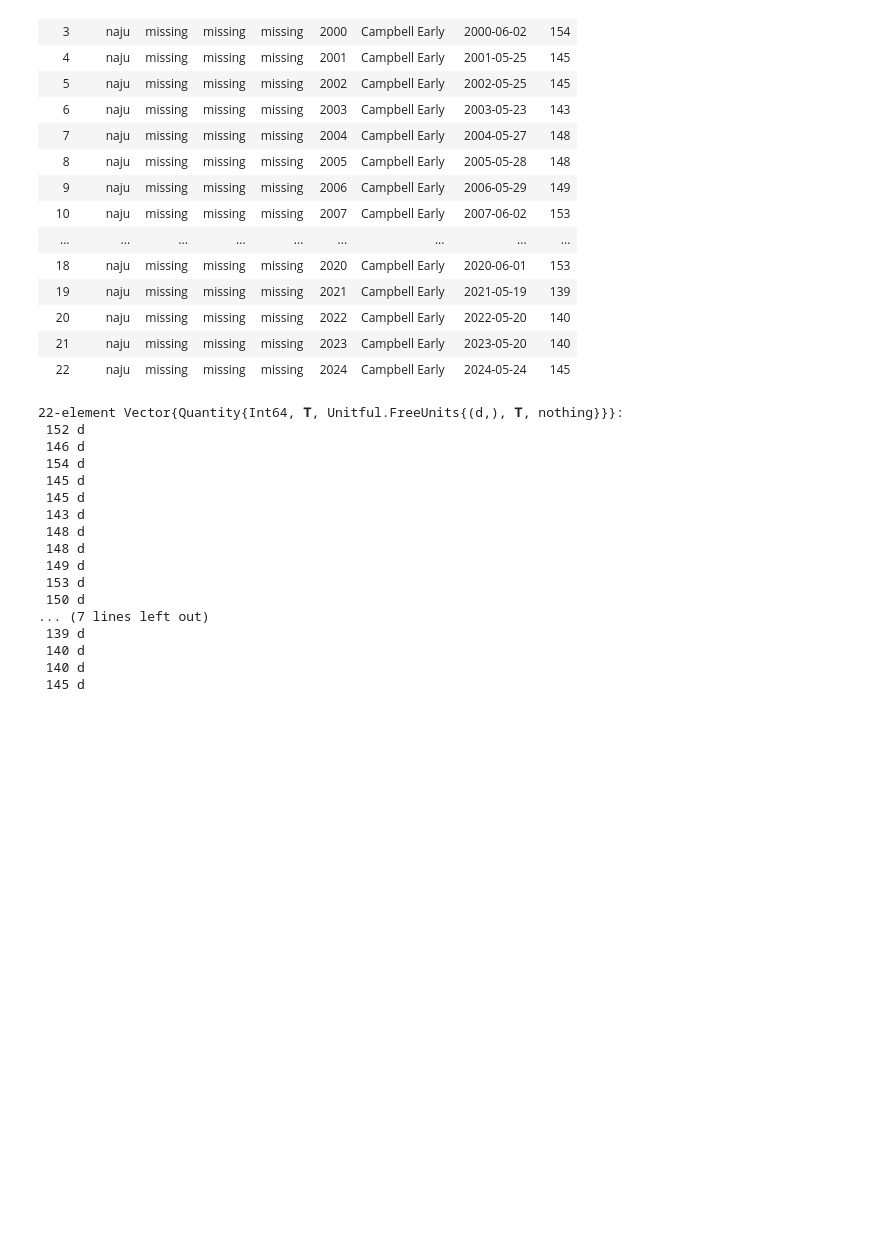
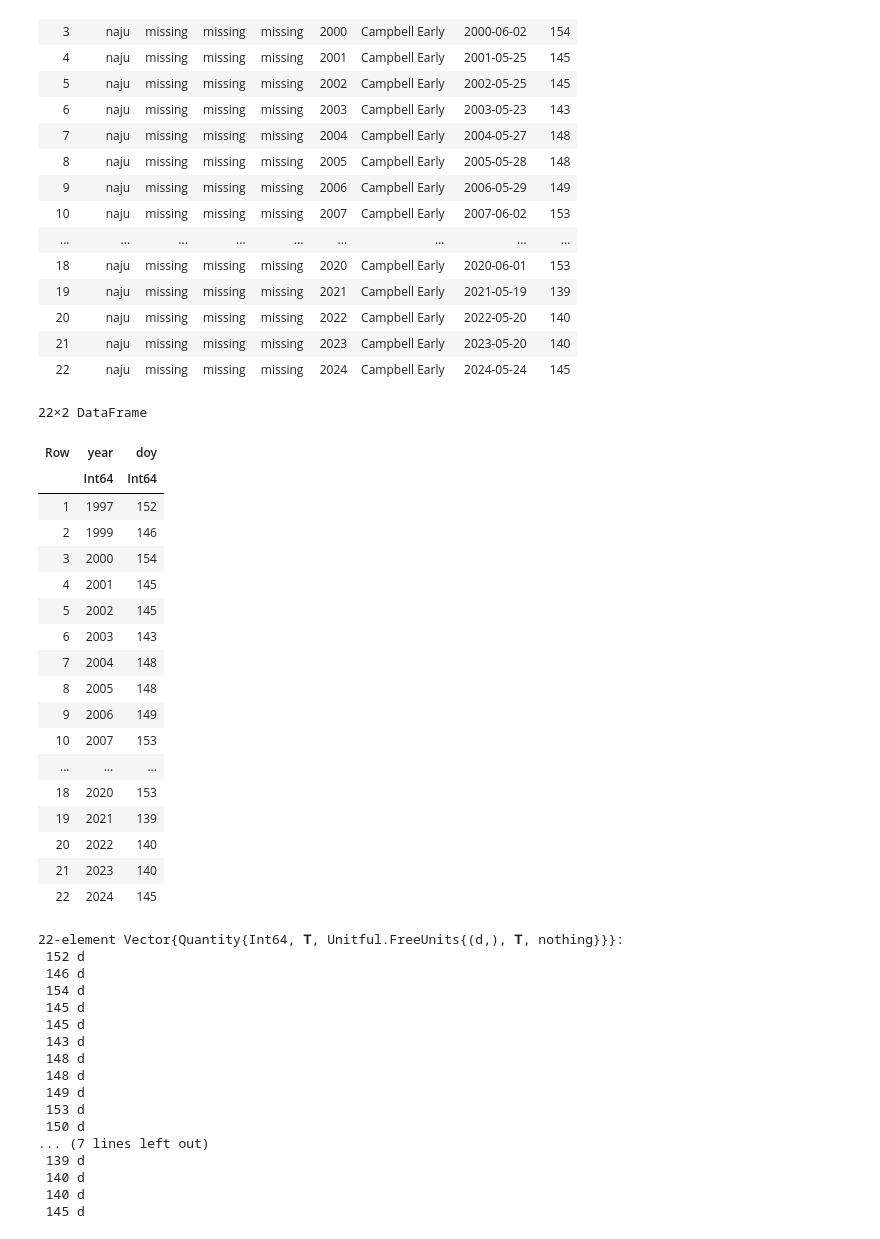
Before and after one commit to j28s/Grape, a Jupyter notebook: grape_ensemble_j28s.ipynb, the cells around one changed output. Cells and saved outputs as stored; diff of their text form; code cells hidden in the pictures; blank space fills up the shorter version.

```diff
--- a/grape_ensemble_j28s.ipynb
+++ b/grape_ensemble_j28s.ipynb
@@ -265,6 +267,28 @@ obs_Naju_CE = load_obs(:Naju, :CE)
 | 20 | naju | missing | missing | missing | 2022 | Campbell Early | 2022-05-20 | 140 |
 | 21 | naju | missing | missing | missing | 2023 | Campbell Early | 2023-05-20 | 140 |
 | 22 | naju | missing | missing | missing | 2024 | Campbell Early | 2024-05-24 | 145 |
+# %%
+obs_Naju_CE = DataFrames.select(obs_Naju_CE, [:year, :doy])   # ← DataFrames.select로 확실히
+# %% [output]
+22×2 DataFrame
+| Row | year | doy |
+|  | Int64 | Int64 |
+| 1 | 1997 | 152 |
+| 2 | 1999 | 146 |
+| 3 | 2000 | 154 |
+| 4 | 2001 | 145 |
+| 5 | 2002 | 145 |
+| 6 | 2003 | 143 |
+| 7 | 2004 | 148 |
+| 8 | 2005 | 148 |
+| 9 | 2006 | 149 |
+| 10 | 2007 | 153 |
+| ... | ... | ... |
+| 18 | 2020 | 153 |
+| 19 | 2021 | 139 |
+| 20 | 2022 | 140 |
+| 21 | 2023 | 140 |
+| 22 | 2024 | 145 |
 # %%
 obs_Naju_CE.year = Int.(obs_Naju_CE.year)
 if !(eltype(obs_Naju_CE.doy) <: Unitful.AbstractQuantity)
```
Also changed, not shown: parts of 24 cells of this notebook.
